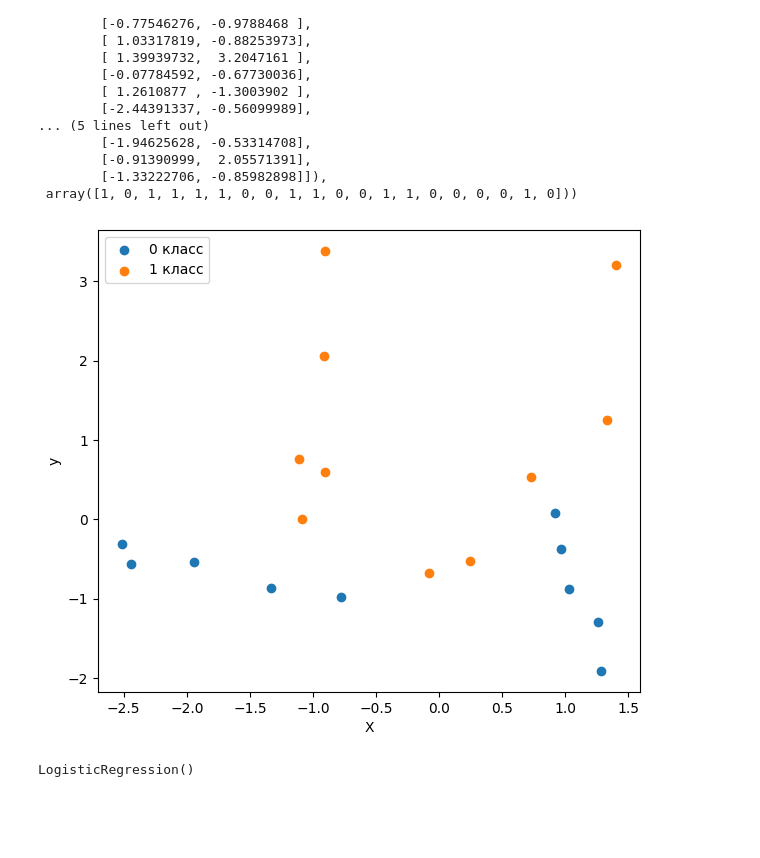
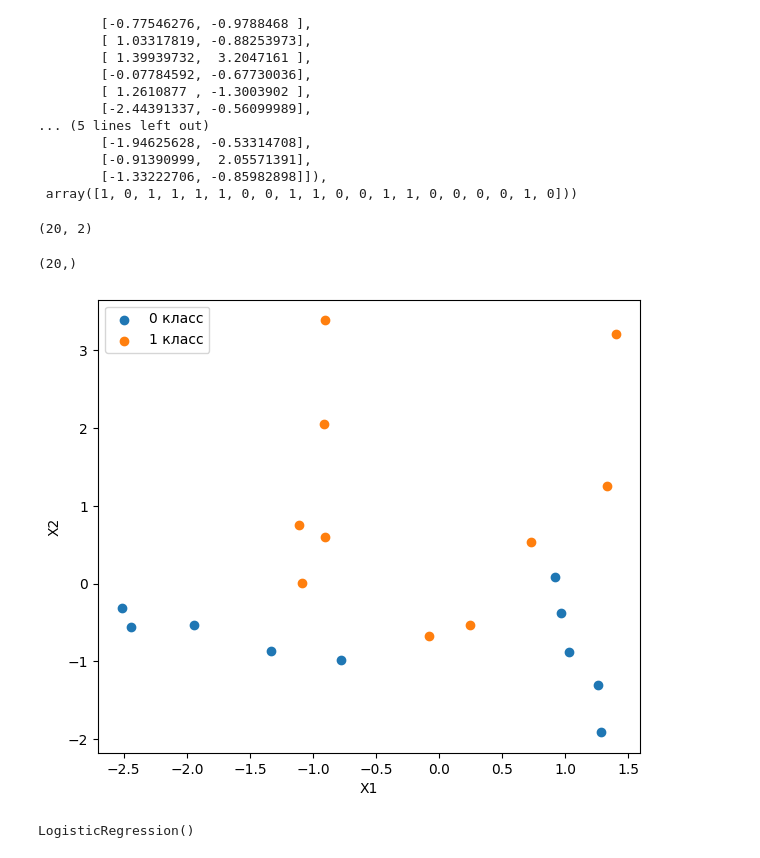
Before and after one commit to igumnov-daniel/HOCK_SEPTEMBER_2023, a Jupyter notebook: 14_ML_logreg/14_logreg.ipynb, the cells around one changed output. Cells and saved outputs as stored; diff of their text form; code cells hidden in the pictures; blank space fills up the shorter version.

```diff
--- a/14_ML_logreg/14_logreg.ipynb
+++ b/14_ML_logreg/14_logreg.ipynb
@@ -73,19 +73,27 @@ X, y
         [-0.91390999,  2.05571391],
         [-1.33222706, -0.85982898]]),
  array([1, 0, 1, 1, 1, 1, 0, 0, 1, 1, 0, 0, 1, 1, 0, 0, 0, 0, 1, 0]))
+# %%
+X.shape
+# %% [output]
+(20, 2)
+# %%
+y.shape
+# %% [output]
+(20,)
 # %%
-plt.figure(figsize=(7, 6))
+plt.figure(figsize=(7, 6), dpi=100)
 
 class_0 = X[y == 0]
 class_1 = X[y == 1]
 plt.scatter(class_0[:, 0], class_0[:, 1], label='0 класс')
 plt.scatter(class_1[:, 0], class_1[:, 1], label='1 класс')
 
 plt.legend()
-plt.xlabel('X')
-plt.ylabel('y');
+plt.xlabel('X1')
+plt.ylabel('X2');
 # %% [output]
-[figure, old version]
+[figure, new version]
 # %%
 from sklearn.linear_model import LogisticRegression
 
```
Also changed, not shown: parts of 9 cells of this notebook, 1 other file.
